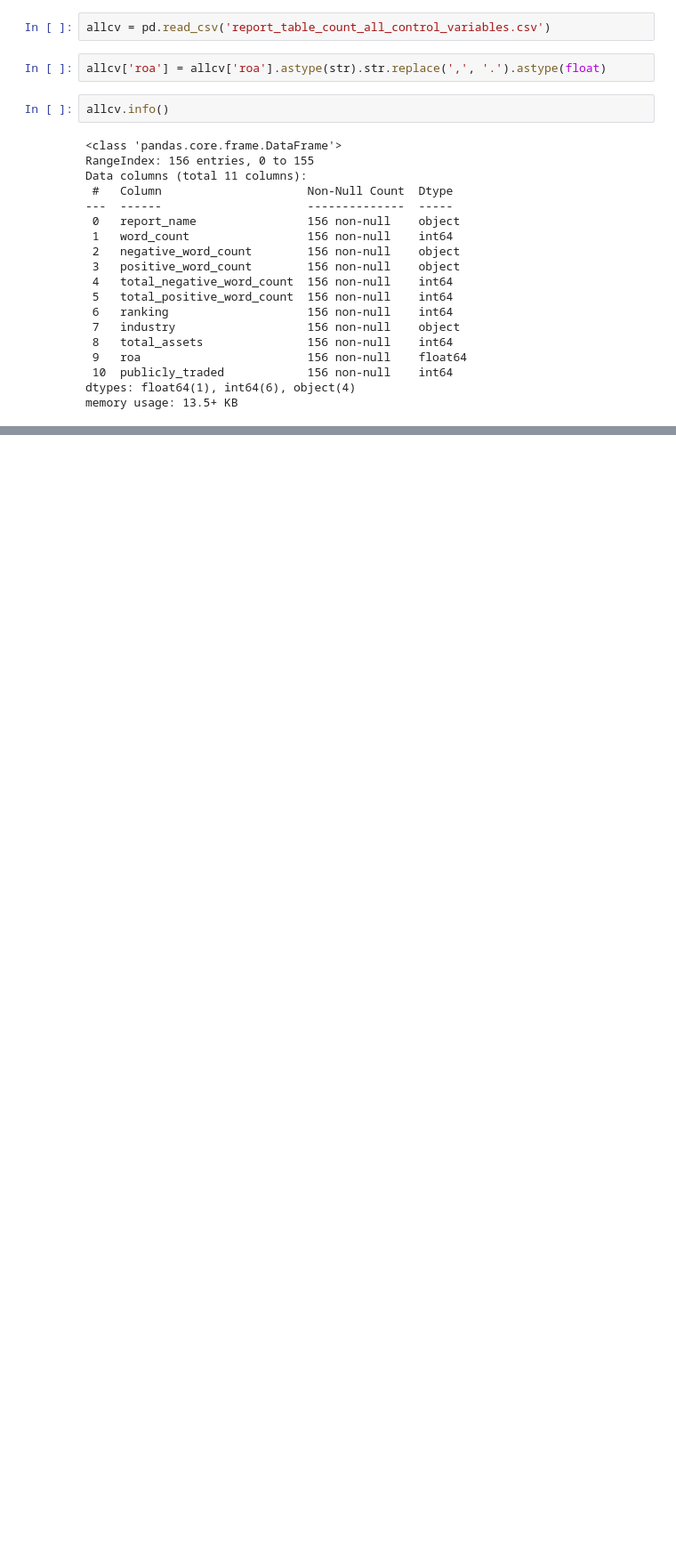
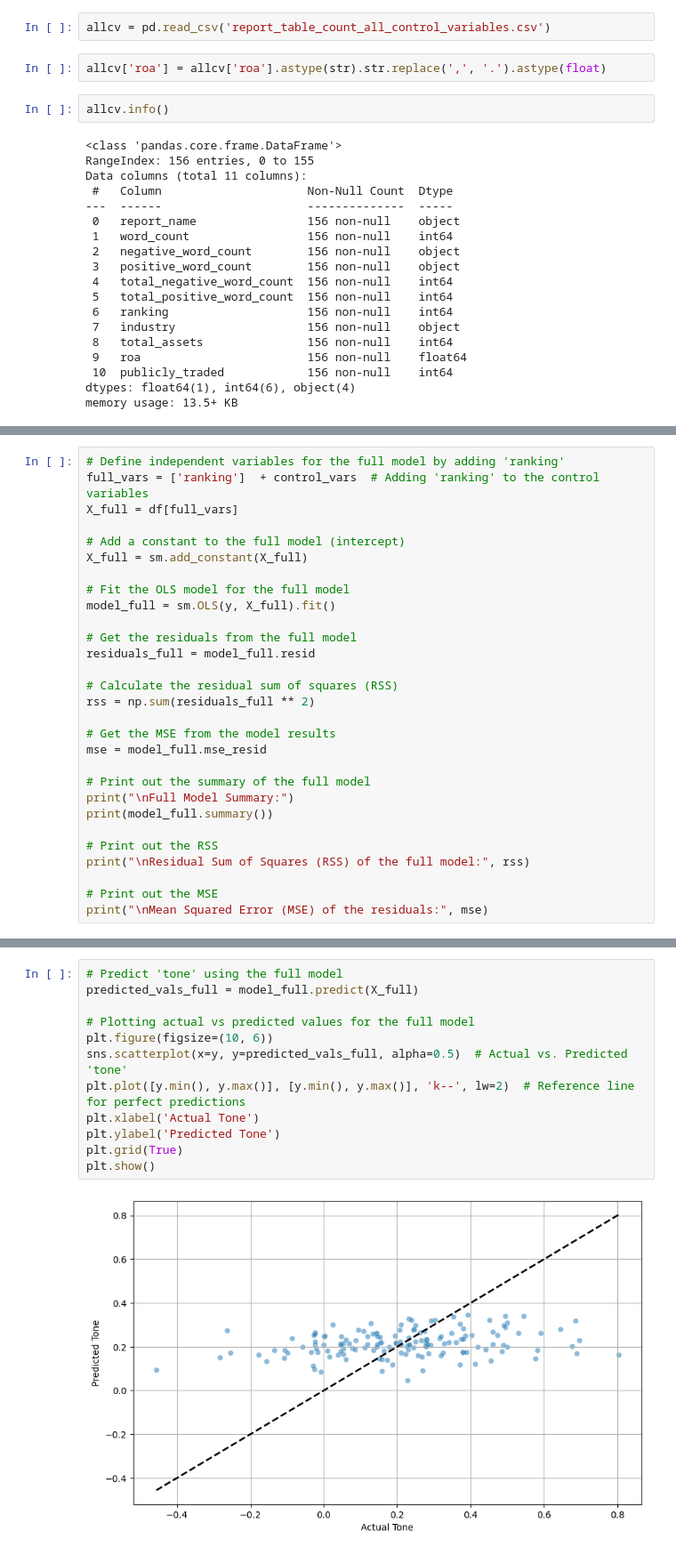
Before and after one commit to AxelWio/sustainability_analysis, a Jupyter notebook: Reportanalysis.ipynb, the cells around one changed output, grey strips where cells are left out. Shown: that part at 89% size. Cells and saved outputs as stored; diff of their text form; blank space fills up the shorter version.

```diff
--- a/Reportanalysis.ipynb
+++ b/Reportanalysis.ipynb
@@ -743,0 +723,29 @@ Notes:
+# %%
+# Define independent variables for the full model by adding 'ranking'
+full_vars = ['ranking']  + control_vars  # Adding 'ranking' to the control variables
+X_full = df[full_vars]
+
+# Add a constant to the full model (intercept)
+X_full = sm.add_constant(X_full)
+
+# Fit the OLS model for the full model
+model_full = sm.OLS(y, X_full).fit()
+
+# Get the residuals from the full model
+residuals_full = model_full.resid
+
+# Calculate the residual sum of squares (RSS)
+rss = np.sum(residuals_full ** 2)
+
+# Get the MSE from the model results
+mse = model_full.mse_resid
+
+# Print out the summary of the full model
+print("\nFull Model Summary:")
+print(model_full.summary())
+
+# Print out the RSS
+print("\nResidual Sum of Squares (RSS) of the full model:", rss)
+
+# Print out the MSE
+print("\nMean Squared Error (MSE) of the residuals:", mse)
@@ -743,0 +829,14 @@ Notes:
+# %%
+# Predict 'tone' using the full model
+predicted_vals_full = model_full.predict(X_full)
+
+# Plotting actual vs predicted values for the full model
+plt.figure(figsize=(10, 6))
+sns.scatterplot(x=y, y=predicted_vals_full, alpha=0.5)  # Actual vs. Predicted 'tone'
+plt.plot([y.min(), y.max()], [y.min(), y.max()], 'k--', lw=2)  # Reference line for perfect predictions
+plt.xlabel('Actual Tone')
+plt.ylabel('Predicted Tone')
+plt.grid(True)
+plt.show()
+# %% [output]
+[figure, added]
```
Also changed, not shown: parts of 65 cells of this notebook.
